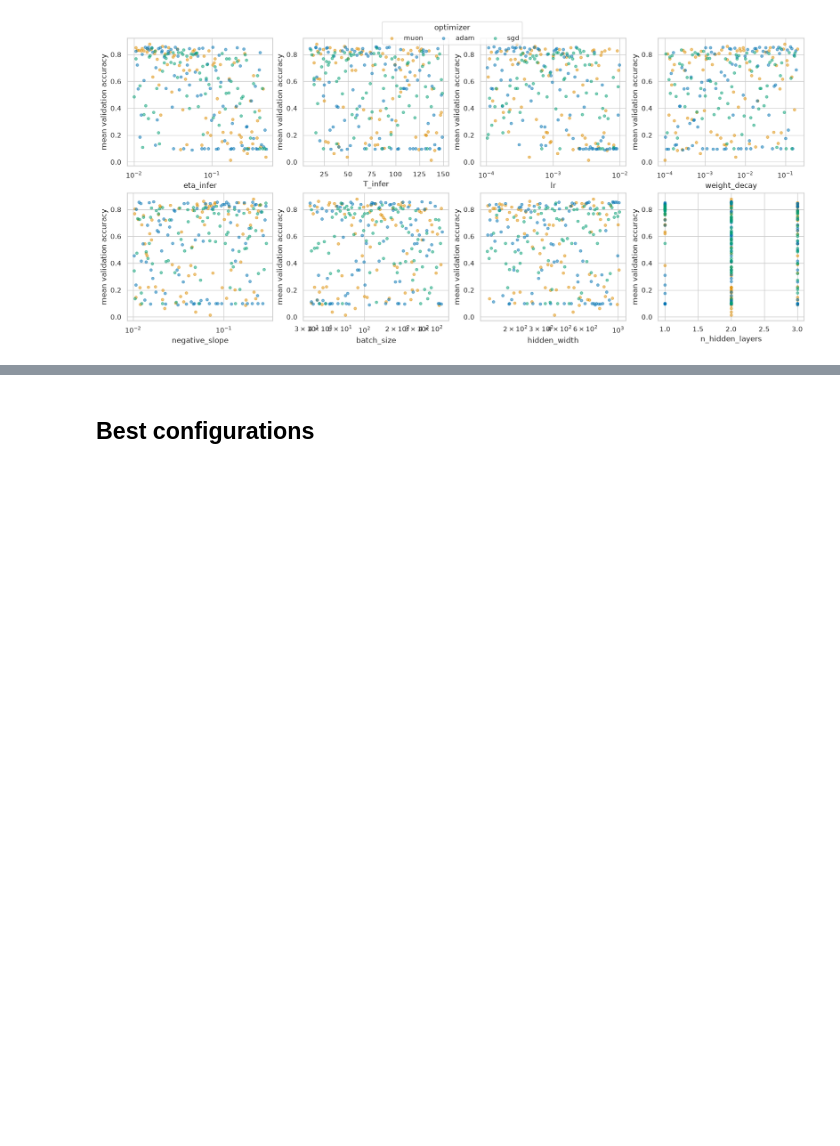
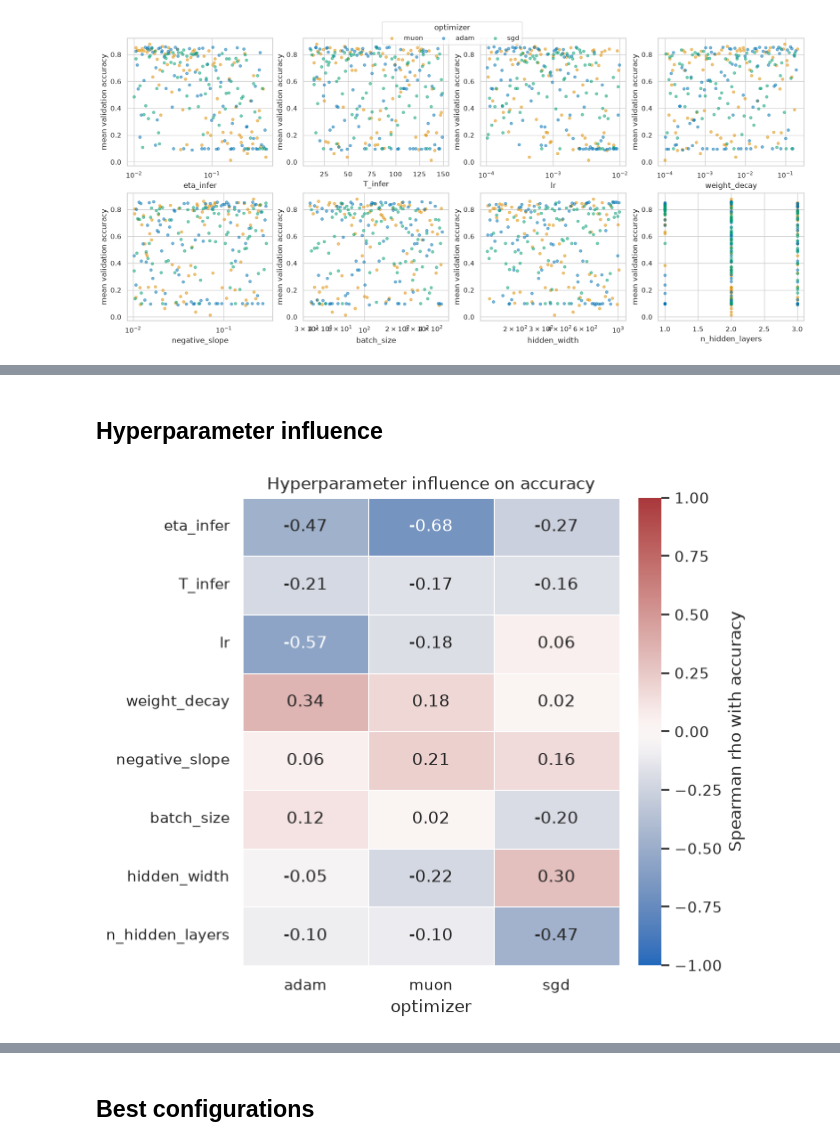
Before and after one commit to HorusXIV/predictive-coding, a Jupyter notebook: notebooks/gridsearch.ipynb, the cells around one changed output, grey strips where cells are left out. Saved outputs shown, nothing was run; the diff lists cells and outputs as text; code cells hidden in the pictures; blank space fills up the shorter version.

```diff
--- a/notebooks/gridsearch.ipynb
+++ b/notebooks/gridsearch.ipynb
@@ -100,0 +195,29 @@ plt.show()
+# %% [markdown]
+## Hyperparameter influence
+# %%
+influence = pd.DataFrame({
+    optimizer: results[results["optimizer"] == optimizer][params].corrwith(
+        results[results["optimizer"] == optimizer]["mean_val_accuracy"], method="spearman"
+    )
+    for optimizer in optimizer_order
+})
+
+fig, ax = plt.subplots(figsize=(6.5, 5.5), constrained_layout=True)
+
+sns.heatmap(
+    influence,
+    annot=True,
+    fmt=".2f",
+    cmap="vlag",
+    center=0,
+    vmin=-1,
+    vmax=1,
+    linewidths=0.5,
+    cbar_kws={"label": "Spearman rho with accuracy"},
+    ax=ax,
+)
+
+ax.set(title="Hyperparameter influence on accuracy", xlabel="optimizer", ylabel="")
+plt.show()
+# %% [output]
+[figure, added]
```
Also changed, not shown: parts of 14 cells of this notebook, 6 other files.
